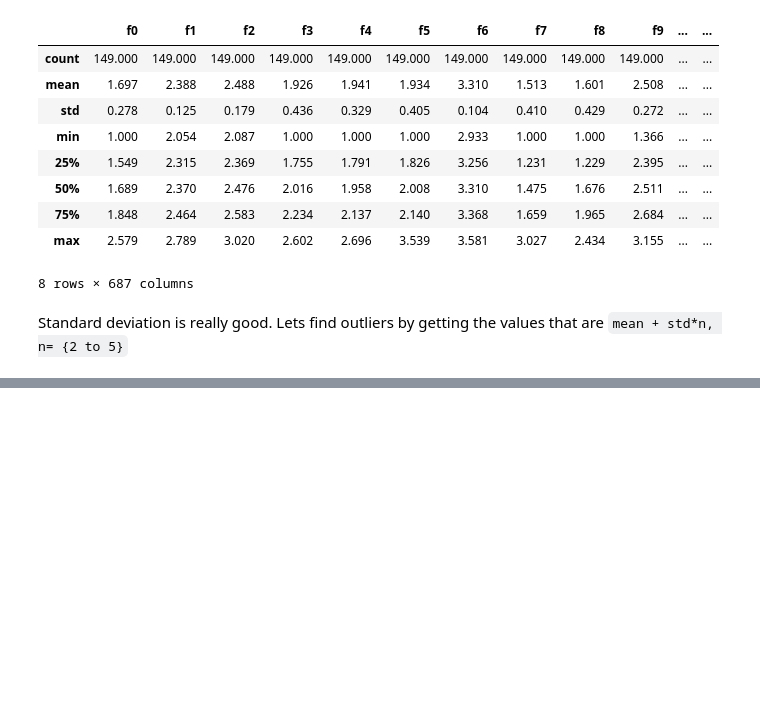
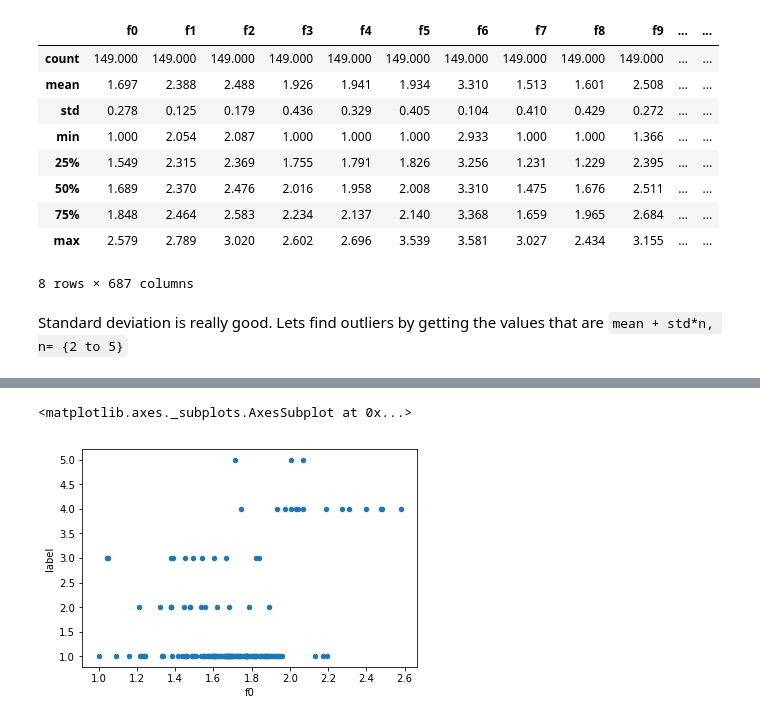
Before and after one commit to calebdre/Machine-Learning-Project, a Jupyter notebook: part1/explore.ipynb, the cells around one changed output, grey strips where cells are left out. Drawn from its saved outputs; the diff is of its cells as text; code cells hidden in the pictures; blank space fills up the shorter version.

```diff
--- a/part1/explore.ipynb
+++ b/part1/explore.ipynb
@@ -256,0 +327,5 @@ for key in v:
+# %%
+merged.plot.scatter("f0", "label")
+# %% [output]
+<matplotlib.axes._subplots.AxesSubplot at 0x...>
+[figure, added]
```
Also changed, not shown: parts of 11 cells of this notebook.
